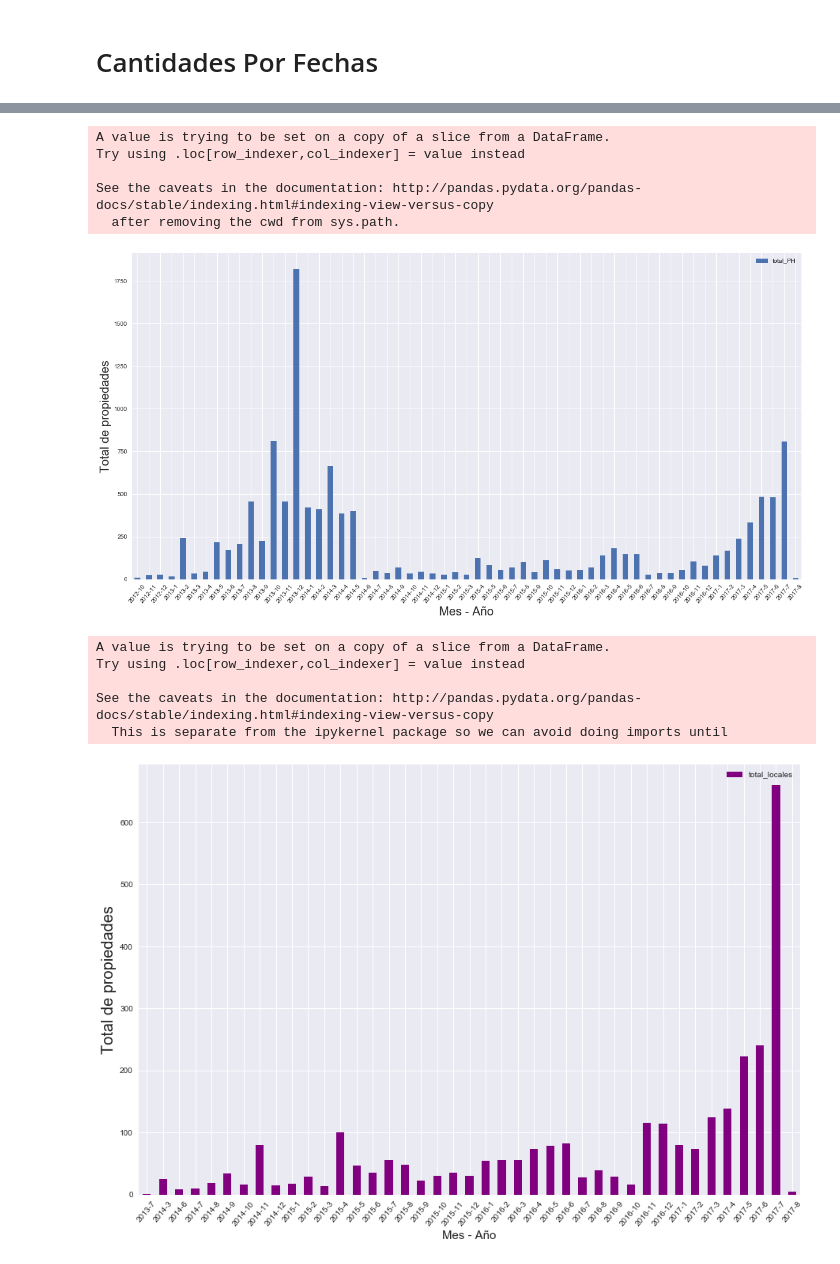
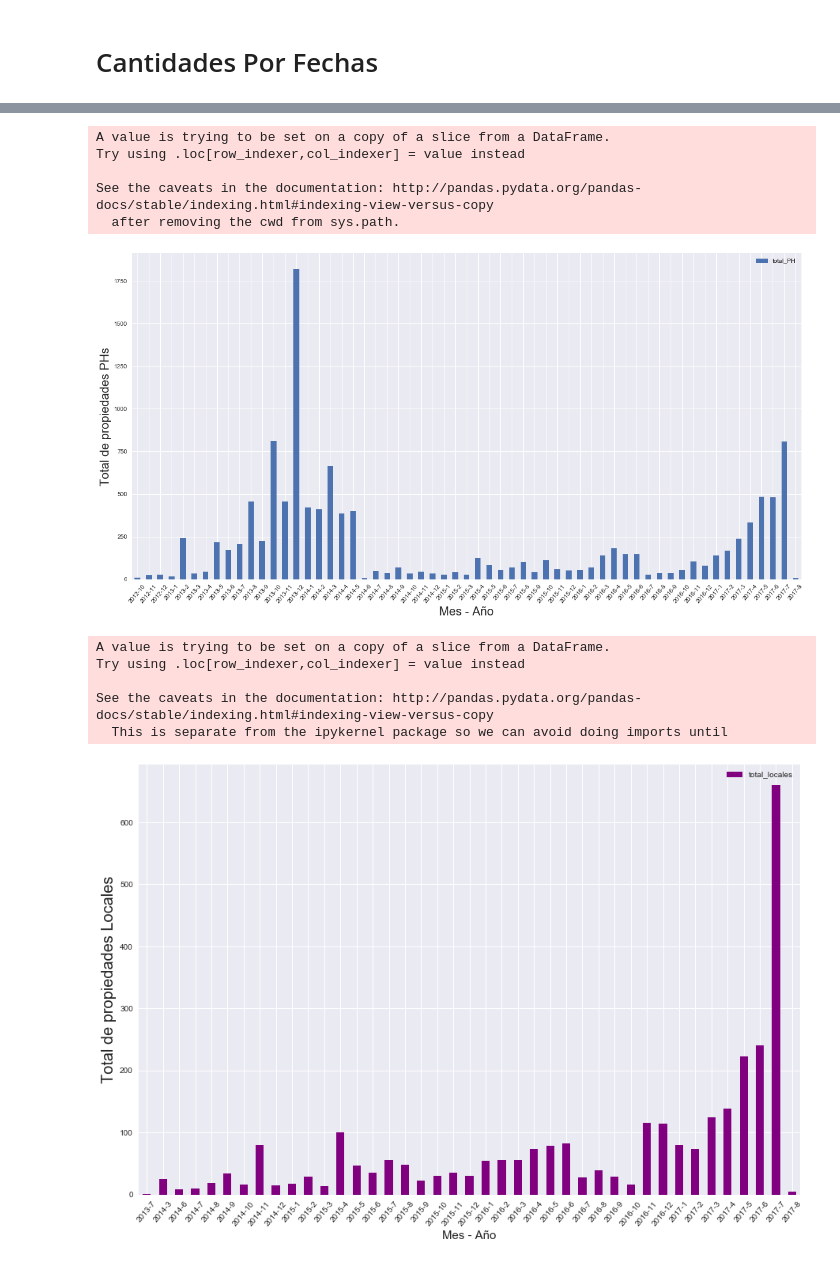
Before and after one commit to NicoGallegos/tpdatos, a Jupyter notebook: TP 1 - Definitiva.ipynb, the cells around one changed output, grey strips where cells are left out. Drawn from its saved outputs; the diff is of its cells as text; code cells hidden in the pictures.

```diff
--- a/TP 1 - Definitiva.ipynb
+++ b/TP 1 - Definitiva.ipynb
@@ -1203,35 +1240,35 @@ totalPHByMonthYear = totalDatosCapitalByYearMonthFiltered[totalDatosCapitalByYea
 #totalPHByMonthYear.sort_values(['year','month'], ascending=False)
 
 totalPHByMonthYear['month_year'] =totalPHByMonthYear['year'].astype(str) + '-' + totalPHByMonthYear['month'].astype(str)
-graficoPH = totalPHByMonthYear[['month_year','total']].set_index('month_year')
-graficoPH.rename(columns={'total':'total_PH'},inplace=True)
-graficoPH.head()
-graficoPH.plot(kind="bar", stacked=True , rot=50, figsize=(20,10))
+graficoCantidadPH = totalPHByMonthYear[['month_year','total']].set_index('month_year')
+graficoCantidadPH.rename(columns={'total':'total_PH'},inplace=True)
+
+graficoCantidadPH.plot(kind="bar", stacked=True , rot=50, figsize=(20,10))
 
 plt.xlabel('Mes - Año', fontsize=20);
-plt.ylabel('Total de propiedades', fontsize=20);
+plt.ylabel('Total de propiedades PHs', fontsize=20);
 # %% [output]
 A value is trying to be set on a copy of a slice from a DataFrame.
 Try using .loc[row_indexer,col_indexer] = value instead
 
 See the caveats in the documentation: http://pandas.pydata.org/pandas-docs/stable/indexing.html#indexing-view-versus-copy
   after removing the cwd from sys.path.
-[figure, old version]
+[figure, new version]
 # %%
 totalStoreByMonthYear = totalDatosCapitalByYearMonthFiltered[totalDatosCapitalByYearMonthFiltered['tipo_propiedad'] == 'store']
 #totalStoreByMonthYear.sort_values(['year','month'], ascending=False)
 totalStoreByMonthYear['month_year'] =totalStoreByMonthYear['year'].astype(str) + '-' + totalStoreByMonthYear['month'].astype(str)
-graficoStore = totalStoreByMonthYear[['month_year','total']].set_index('month_year')
-graficoStore.rename(columns={'total':'total_locales'},inplace=True)
-graficoStore.head()
-graficoStore.plot(kind="bar", stacked=True , rot=50, figsize=(15,10), color='purple')
+graficoCantidadStore = totalStoreByMonthYear[['month_year','total']].set_index('month_year')
+graficoCantidadStore.rename(columns={'total':'total_locales'},inplace=True)
+
+graficoCantidadStore.plot(kind="bar", stacked=True , rot=50, figsize=(15,10), color='purple')
 
 plt.xlabel('Mes - Año', fontsize=15);
-plt.ylabel('Total de propiedades', fontsize=20);
+plt.ylabel('Total de propiedades Locales', fontsize=20);
 # %% [output]
 A value is trying to be set on a copy of a slice from a DataFrame.
 Try using .loc[row_indexer,col_indexer] = value instead
 
 See the caveats in the documentation: http://pandas.pydata.org/pandas-docs/stable/indexing.html#indexing-view-versus-copy
   This is separate from the ipykernel package so we can avoid doing imports until
-[figure, old version]
+[figure, new version]
```
Also changed, not shown: parts of 44 cells of this notebook.
